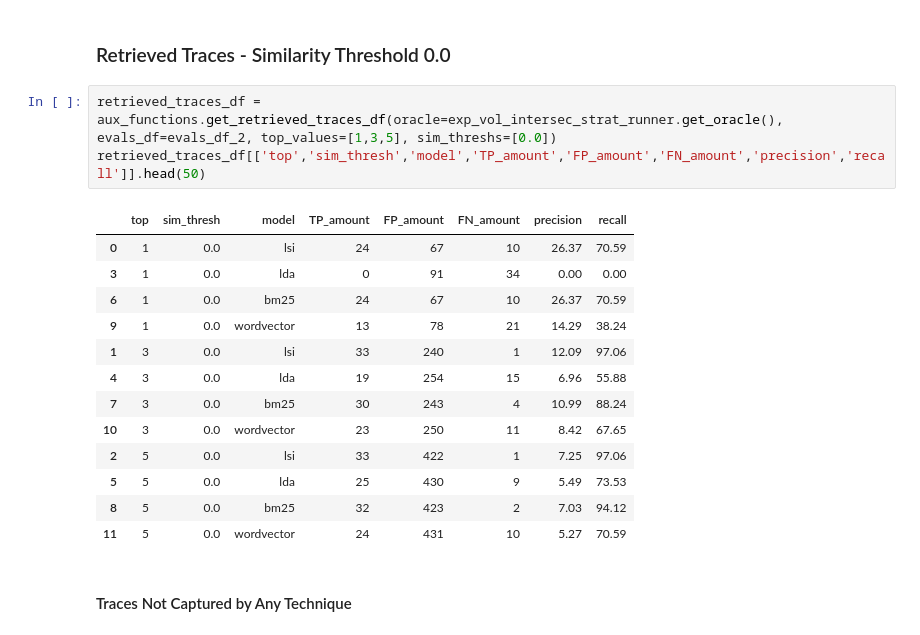
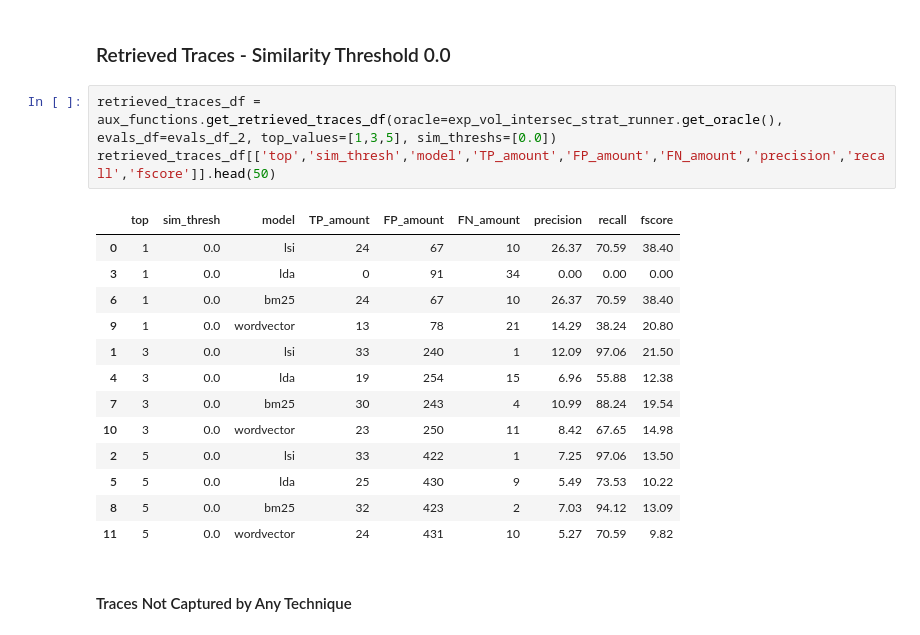
Before and after one commit to Pointpt/trace-link-recovery-study, a Jupyter notebook: notebooks/firefox_p2/feat_br_tracing/feat_br_runner.ipynb, the cells around one changed output. Saved outputs shown, nothing was run; the diff lists cells and outputs as text.

Commit message:
adding column fscore to retrieved_traces function

```diff
--- a/notebooks/firefox_p2/feat_br_tracing/feat_br_runner.ipynb
+++ b/notebooks/firefox_p2/feat_br_tracing/feat_br_runner.ipynb
@@ -108,21 +108,21 @@ aux_functions.highlight_df(exp_vol_intersec_strat_runner.get_evaluator().get_ora
 ### Retrieved Traces - Similarity Threshold 0.0
 # %%
 retrieved_traces_df = aux_functions.get_retrieved_traces_df(oracle=exp_vol_intersec_strat_runner.get_oracle(), evals_df=evals_df_2, top_values=[1,3,5], sim_threshs=[0.0])
-retrieved_traces_df[['top','sim_thresh','model','TP_amount','FP_amount','FN_amount','precision','recall']].head(50)
+retrieved_traces_df[['top','sim_thresh','model','TP_amount','FP_amount','FN_amount','precision','recall','fscore']].head(50)
 # %% [output]
-|  | top | sim_thresh | model | TP_amount | FP_amount | FN_amount | precision | recall |
-| 0 | 1 | 0.0 | lsi | 24 | 67 | 10 | 26.37 | 70.59 |
-| 3 | 1 | 0.0 | lda | 0 | 91 | 34 | 0.00 | 0.00 |
-| 6 | 1 | 0.0 | bm25 | 24 | 67 | 10 | 26.37 | 70.59 |
-| 9 | 1 | 0.0 | wordvector | 13 | 78 | 21 | 14.29 | 38.24 |
-| 1 | 3 | 0.0 | lsi | 33 | 240 | 1 | 12.09 | 97.06 |
-| 4 | 3 | 0.0 | lda | 19 | 254 | 15 | 6.96 | 55.88 |
-| 7 | 3 | 0.0 | bm25 | 30 | 243 | 4 | 10.99 | 88.24 |
-| 10 | 3 | 0.0 | wordvector | 23 | 250 | 11 | 8.42 | 67.65 |
-| 2 | 5 | 0.0 | lsi | 33 | 422 | 1 | 7.25 | 97.06 |
-| 5 | 5 | 0.0 | lda | 25 | 430 | 9 | 5.49 | 73.53 |
-| 8 | 5 | 0.0 | bm25 | 32 | 423 | 2 | 7.03 | 94.12 |
-| 11 | 5 | 0.0 | wordvector | 24 | 431 | 10 | 5.27 | 70.59 |
+|  | top | sim_thresh | model | TP_amount | FP_amount | FN_amount | precision | recall | fscore |
+| 0 | 1 | 0.0 | lsi | 24 | 67 | 10 | 26.37 | 70.59 | 38.40 |
+| 3 | 1 | 0.0 | lda | 0 | 91 | 34 | 0.00 | 0.00 | 0.00 |
+| 6 | 1 | 0.0 | bm25 | 24 | 67 | 10 | 26.37 | 70.59 | 38.40 |
+| 9 | 1 | 0.0 | wordvector | 13 | 78 | 21 | 14.29 | 38.24 | 20.80 |
+| 1 | 3 | 0.0 | lsi | 33 | 240 | 1 | 12.09 | 97.06 | 21.50 |
+| 4 | 3 | 0.0 | lda | 19 | 254 | 15 | 6.96 | 55.88 | 12.38 |
+| 7 | 3 | 0.0 | bm25 | 30 | 243 | 4 | 10.99 | 88.24 | 19.54 |
+| 10 | 3 | 0.0 | wordvector | 23 | 250 | 11 | 8.42 | 67.65 | 14.98 |
+| 2 | 5 | 0.0 | lsi | 33 | 422 | 1 | 7.25 | 97.06 | 13.50 |
+| 5 | 5 | 0.0 | lda | 25 | 430 | 9 | 5.49 | 73.53 | 10.22 |
+| 8 | 5 | 0.0 | bm25 | 32 | 423 | 2 | 7.03 | 94.12 | 13.09 |
+| 11 | 5 | 0.0 | wordvector | 24 | 431 | 10 | 5.27 | 70.59 | 9.82 |
 # %% [markdown]
 #### Traces Not Captured by Any Technique
 # %%
```
Also changed, not shown: parts of 12 cells of this notebook, 1 other file.
